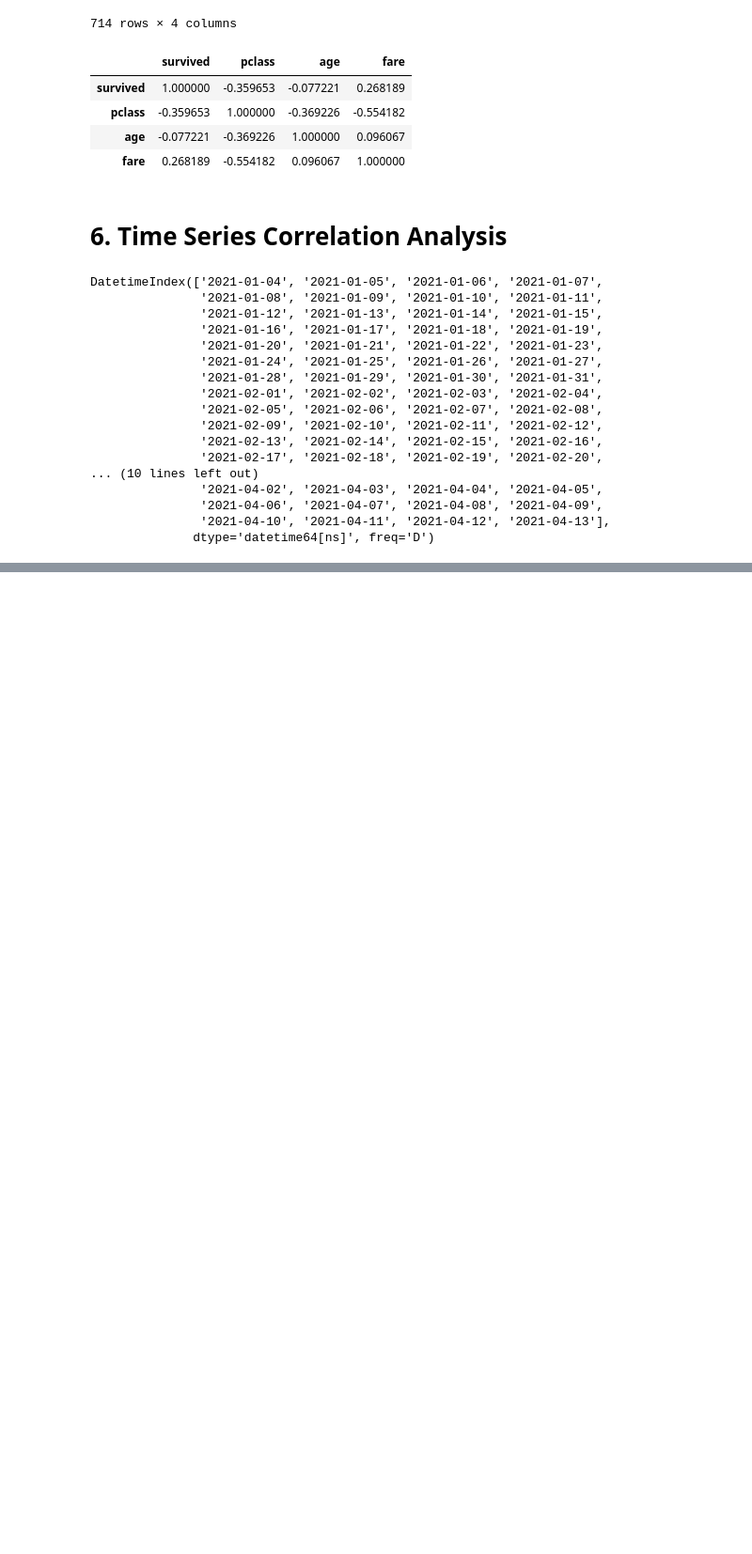
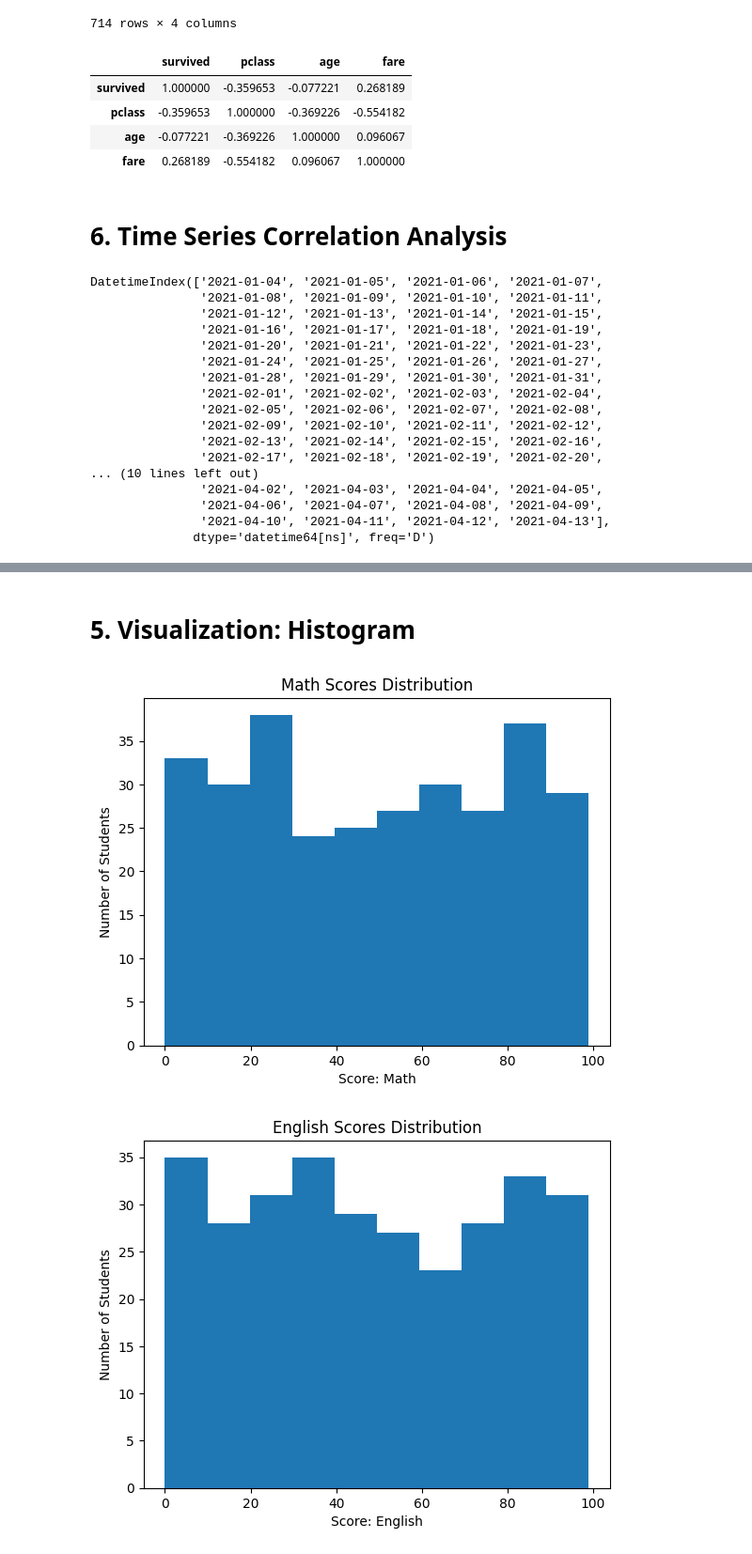
Before and after one commit to thegeekcat/learn-to-code, a Jupyter notebook: python/statistics/Statistics - 10. Correlation Analysis.ipynb, the cells around one changed output, grey strips where cells are left out. Shown: that part at 94% size. Cells and saved outputs as stored; diff of their text form; code cells hidden in the pictures; blank space fills up the shorter version.

```diff
--- a/python/statistics/Statistics - 10. Correlation Analysis.ipynb
+++ b/python/statistics/Statistics - 10. Correlation Analysis.ipynb
@@ -491,0 +605,26 @@ plt.show()
+# %% [markdown]
+# 5. Visualization: Histogram
+# %%
+# Visualization: Math
+plt.hist(student_df['Math'], bins=10)
+plt.xlabel('Score: Math')
+plt.ylabel('Number of Students')
+plt.title('Math Scores Distribution')
+plt.show()
+
+# Visualization: English
+plt.hist(student_df['English'], bins=10)
+plt.xlabel('Score: English')
+plt.ylabel('Number of Students')
+plt.title('English Scores Distribution')
+plt.show()
+
+# Visualization: Korean
+plt.hist(student_df['Korean'], bins=10)
+plt.xlabel('Score: Korean')
+plt.ylabel('Number of Students')
+plt.title('Korean Scores Distribution')
+plt.show()
+# %% [output]
+[figure, added]
+[figure, added]
```
Also changed, not shown: parts of 24 cells of this notebook.
